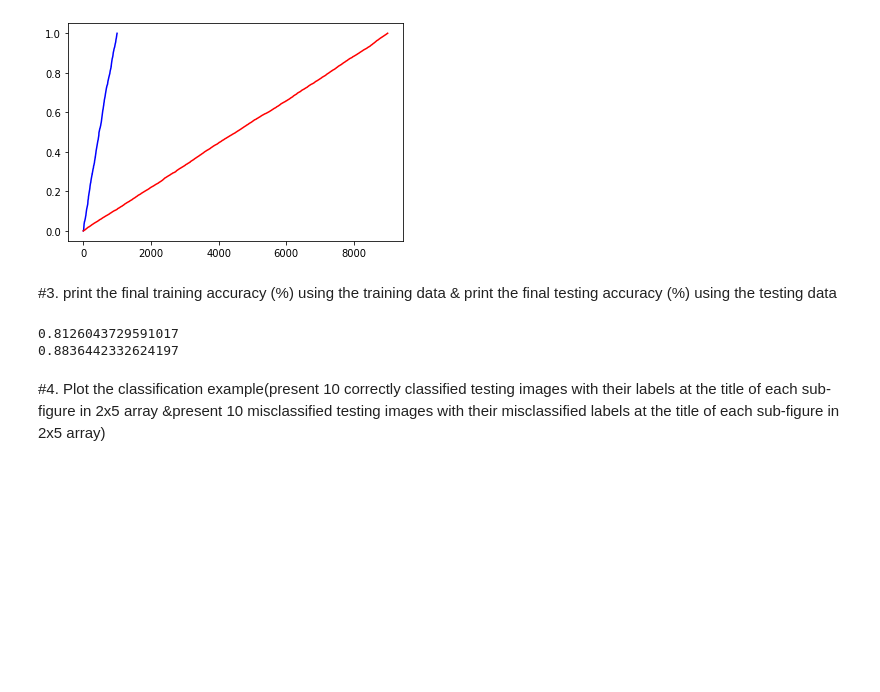
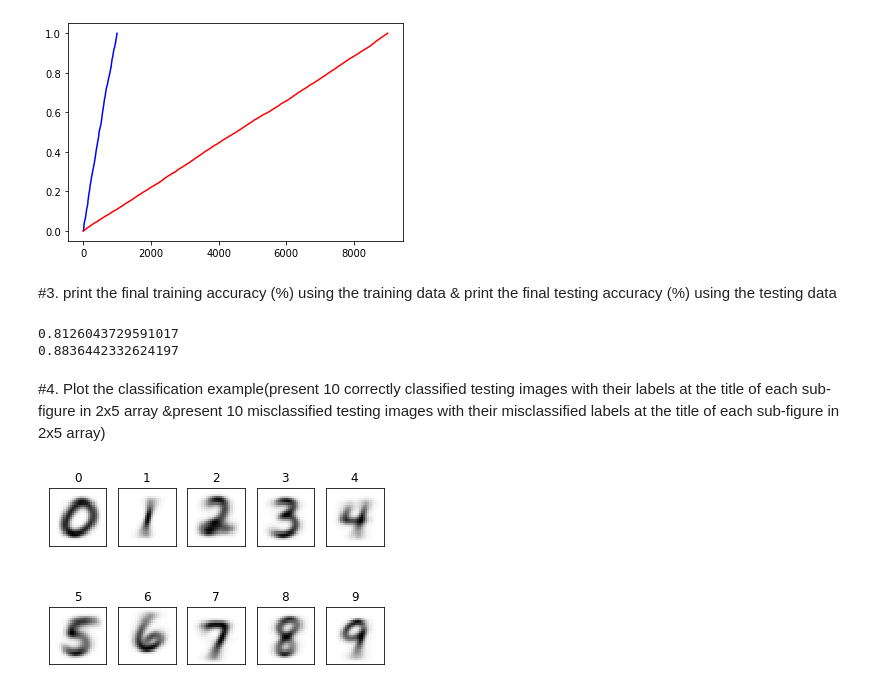
Before and after one commit to seyoung911/ClearWater, a Jupyter notebook: Assignment10.ipynb, the cells around one changed output. Cells and saved outputs as stored; diff of their text form; code cells hidden in the pictures; blank space fills up the shorter version.

Commit message:
figure plot 1-4

```diff
--- a/Assignment10.ipynb
+++ b/Assignment10.ipynb
@@ -313,7 +313,7 @@ for i in range(9000):
     testing_loss += -list_label2[i] * math.log(h_matrix[i][k]) - (1 - list_label2[i]) * math.log(1-h_matrix[i][k])
     testing_loss_List.append(testing_loss)
     if(h_list[k] == list_lable2[i]) count2++
-    testing_accuracy = count2/testing_Num
+    testing_accuracy = count2/testing_total_Num
     testing_accuracy_List.append(testing_accuracy)
 # %% [markdown]
 #1. plot the training loss(blue) & plot the testing loss (red) at every iteration
@@ -342,3 +342,32 @@ print(max(testing_accuracy_List))
 0.8836442332624197
 # %% [markdown]
 #4. Plot the classification example(present 10 correctly classified testing images with their labels at the title of each sub-figure in 2x5 array &present 10 misclassified testing images with their misclassified labels at the title of each sub-figure in 2x5 array)
+# %%
+#test용으로 load 파일 먼저 출력해보기 ***  modification
+# plot the average image of all the images for each digit
+#
+f2 = plt.figure(2)
+
+im_average  = np.zeros((size_row * size_col, 10), dtype=float)
+im_count    = np.zeros(10, dtype=int)
+
+for i in range(num_image):
+
+    im_average[:, list_label[i]] += list_image[:, i]
+    im_count[list_label[i]] += 1
+
+for i in range(10):
+
+    im_average[:, i] /= im_count[i]
+
+    plt.subplot(2, 5, i+1)
+    plt.title(i)
+    plt.imshow(im_average[:,i].reshape((size_row, size_col)), cmap='Greys', interpolation='None')
+
+    frame   = plt.gca()
+    frame.axes.get_xaxis().set_visible(False)
+    frame.axes.get_yaxis().set_visible(False)
+
+plt.show()
+# %% [output]
+[figure, added]
```
